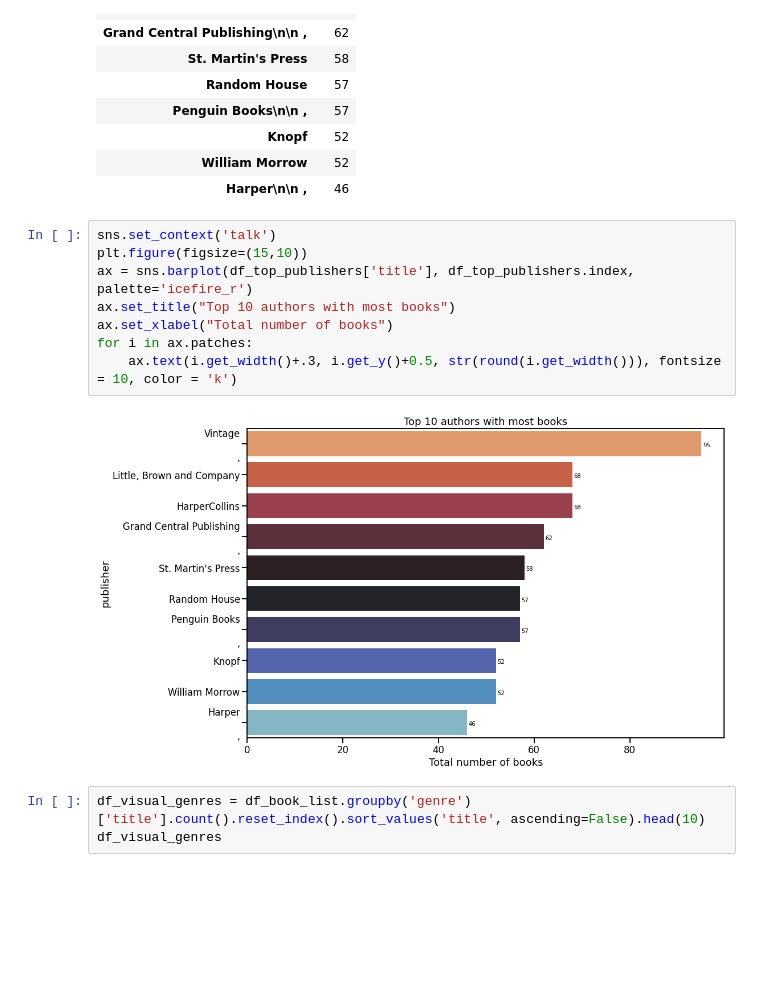
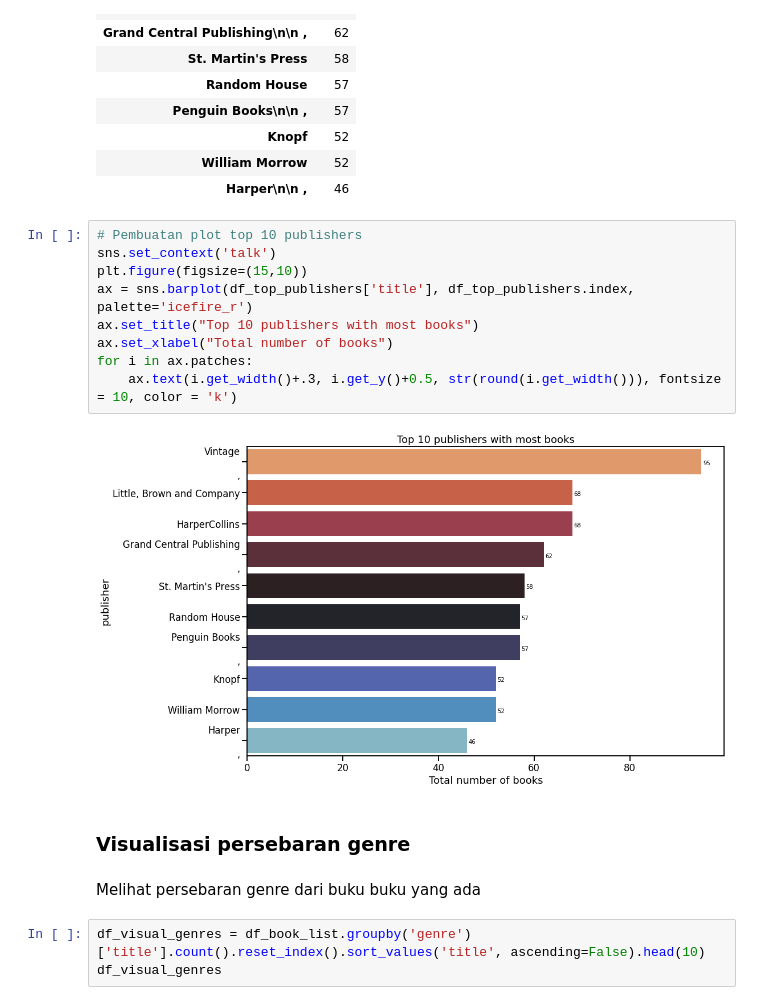
Before and after one commit to ilhamAdhim/ML-Book-Recommendation, a Jupyter notebook: Book_Recommendation.ipynb, the cells around one changed output. Saved outputs shown, nothing was run; the diff lists cells and outputs as text; blank space fills up the shorter version.

```diff
--- a/Book_Recommendation.ipynb
+++ b/Book_Recommendation.ipynb
@@ -177,15 +192,20 @@ df_top_publishers
 | William Morrow | 52 |
 | Harper\n\n , | 46 |
 # %%
+# Pembuatan plot top 10 publishers
 sns.set_context('talk')
 plt.figure(figsize=(15,10))
 ax = sns.barplot(df_top_publishers['title'], df_top_publishers.index, palette='icefire_r')
-ax.set_title("Top 10 authors with most books")
+ax.set_title("Top 10 publishers with most books")
 ax.set_xlabel("Total number of books")
 for i in ax.patches:
     ax.text(i.get_width()+.3, i.get_y()+0.5, str(round(i.get_width())), fontsize = 10, color = 'k')
 # %% [output]
-[figure, old version]
+[figure, new version]
+# %% [markdown]
+### Visualisasi persebaran genre
+# %% [markdown]
+Melihat persebaran genre dari buku buku yang ada
 # %%
 df_visual_genres = df_book_list.groupby('genre')['title'].count().reset_index().sort_values('title', ascending=False).head(10)
 df_visual_genres
```
Also changed, not shown: parts of 27 cells of this notebook.
